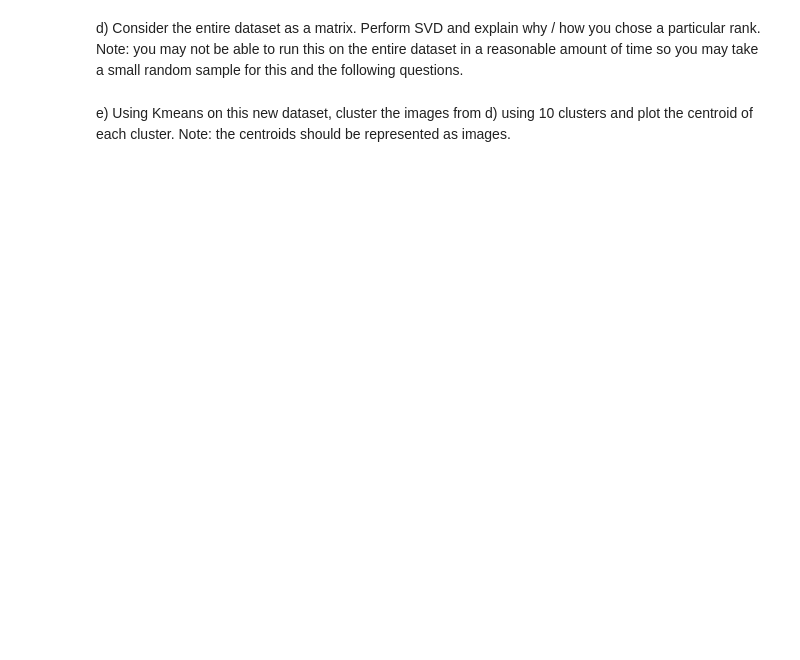
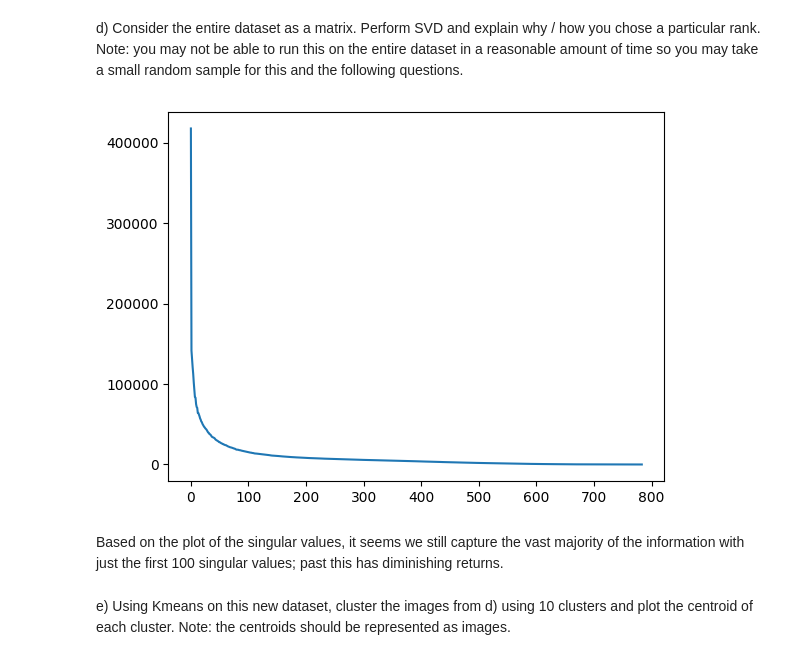
Before and after one commit to TristanLee187/Data-Science-Fundamentals, a Jupyter notebook: lecture_10/worksheet_10.ipynb, the cells around one changed output. Drawn from its saved outputs; the diff is of its cells as text; code cells hidden in the pictures; blank space fills up the shorter version.

```diff
--- a/lecture_10/worksheet_10.ipynb
+++ b/lecture_10/worksheet_10.ipynb
@@ -329,5 +362,16 @@ c) By setting some singular values to 0, plot the approximation of the image nex
 # %% [markdown]
 d) Consider the entire dataset as a matrix. Perform SVD and explain why / how you chose a particular rank. Note: you may not be able to run this on the entire dataset in a reasonable amount of time so you may take a small random sample for this and the following questions.
+# %%
+u,s,vt = np.linalg.svd(X, full_matrices=False)
+plt.plot(s)
+
+scopy = s.copy()
+scopy[100:] = 0
+X_new = u.dot(np.diag(scopy)).dot(vt)
+# %% [output]
+[figure, added]
+# %% [markdown]
+Based on the plot of the singular values, it seems we still capture the vast majority of the information with just the first 100 singular values; past this has diminishing returns.
 # %% [markdown]
 e) Using Kmeans on this new dataset, cluster the images from d) using 10 clusters and plot the centroid of each cluster. Note: the centroids should be represented as images.
 # %%
```
Also changed, not shown: parts of 20 cells of this notebook.
